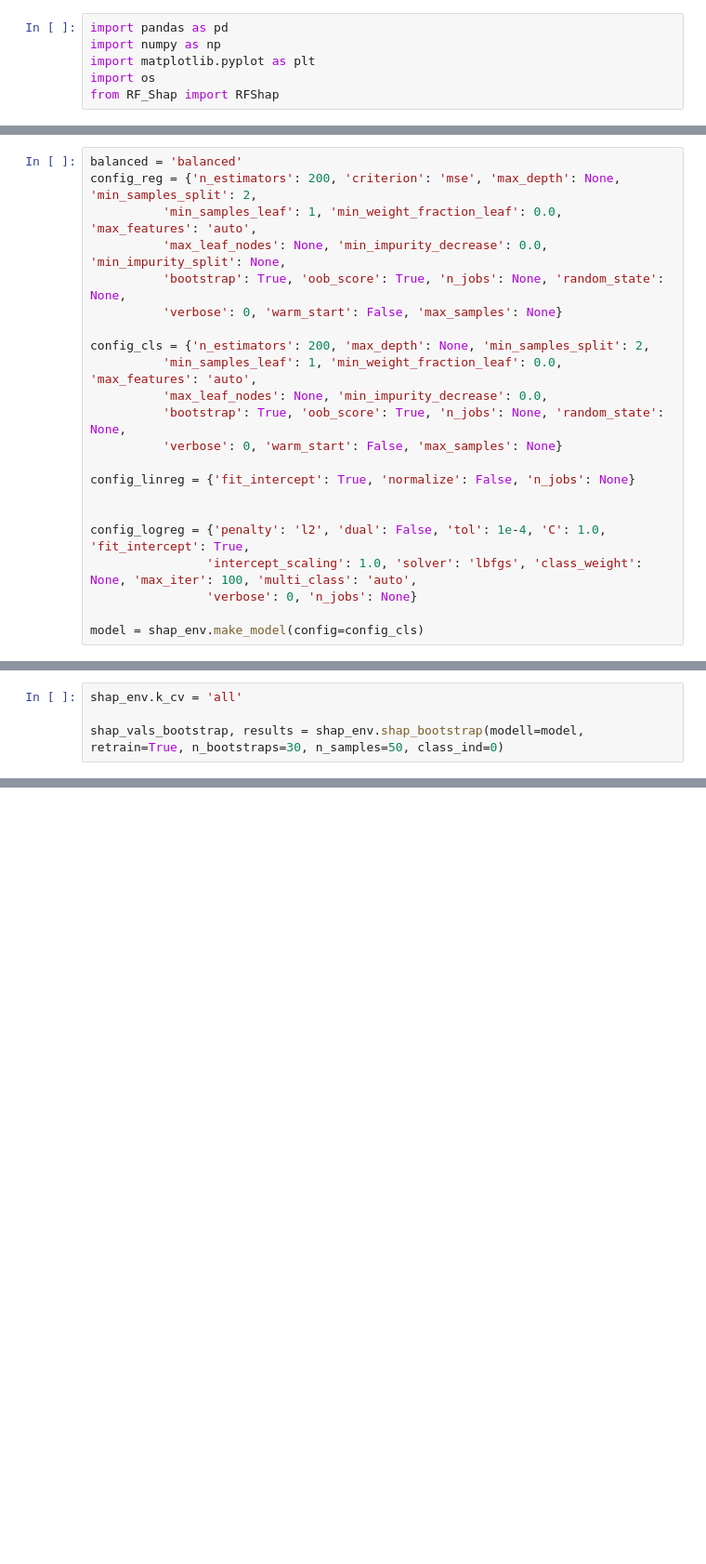
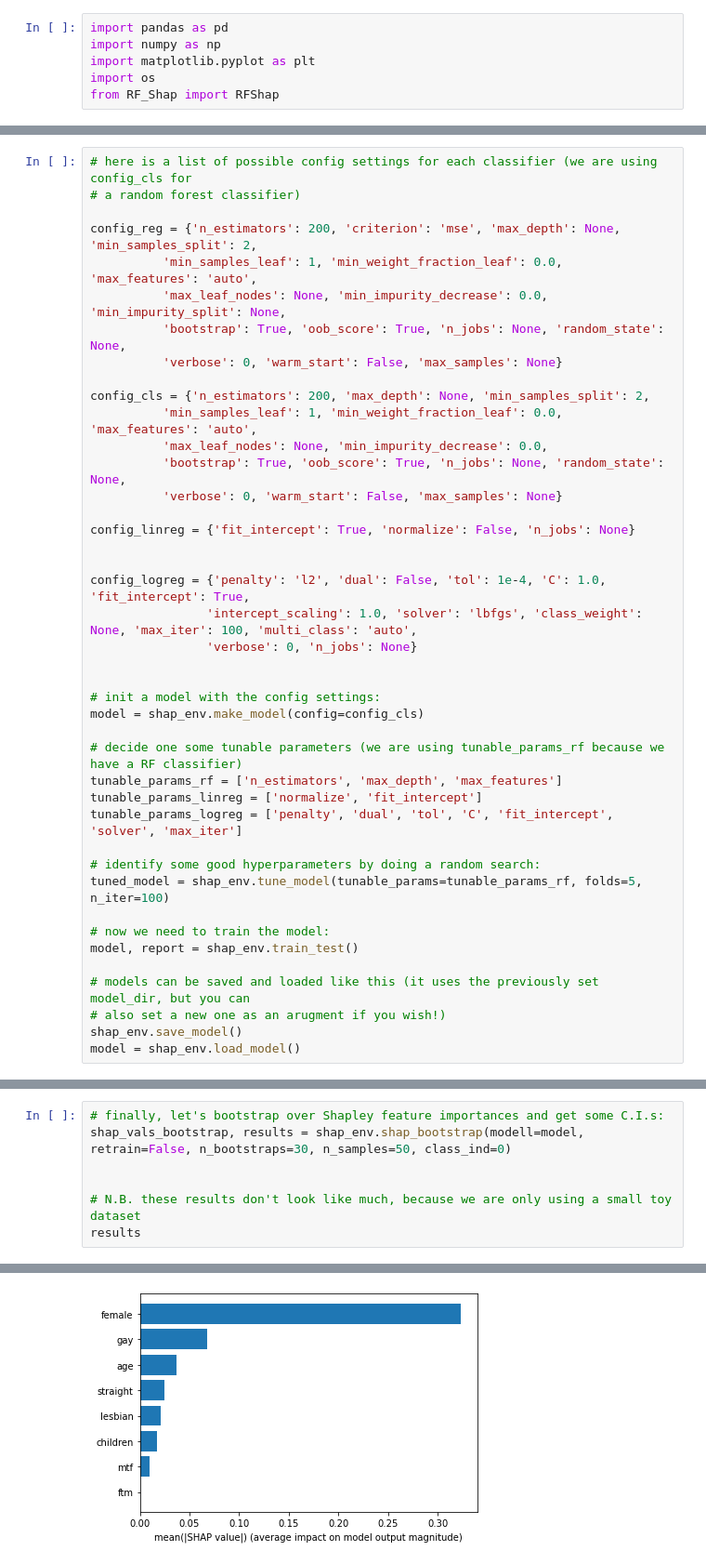
Before and after one commit to matthewvowels1/Shapley_Forest, a Jupyter notebook: shapley.ipynb, the cells around one changed output, grey strips where cells are left out. Shown at 93% size. Saved outputs shown, nothing was run; the diff lists cells and outputs as text; blank space fills up the shorter version.

```diff
--- a/shapley.ipynb
+++ b/shapley.ipynb
@@ -46,5 +37,7 @@ Preparing dataset...
 # %%
-balanced = 'balanced'
+# here is a list of possible config settings for each classifier (we are using config_cls for
+# a random forest classifier)
+
 config_reg = {'n_estimators': 200, 'criterion': 'mse', 'max_depth': None, 'min_samples_split': 2,
           'min_samples_leaf': 1, 'min_weight_fraction_leaf': 0.0, 'max_features': 'auto',
           'max_leaf_nodes': None, 'min_impurity_decrease': 0.0, 'min_impurity_split': None,
@@ -64,7 +57,25 @@ config_logreg = {'penalty': 'l2', 'dual': False, 'tol': 1e-4, 'C': 1.0, 'fit_int
                 'intercept_scaling': 1.0, 'solver': 'lbfgs', 'class_weight': None, 'max_iter': 100, 'multi_class': 'auto',
                 'verbose': 0, 'n_jobs': None}
 
+
+# init a model with the config settings:
 model = shap_env.make_model(config=config_cls)
+
+# decide one some tunable parameters (we are using tunable_params_rf because we have a RF classifier)
+tunable_params_rf = ['n_estimators', 'max_depth', 'max_features']
+tunable_params_linreg = ['normalize', 'fit_intercept']
+tunable_params_logreg = ['penalty', 'dual', 'tol', 'C', 'fit_intercept', 'solver', 'max_iter']
+
+# identify some good hyperparameters by doing a random search:
+tuned_model = shap_env.tune_model(tunable_params=tunable_params_rf, folds=5, n_iter=100)
+
+# now we need to train the model:
+model, report = shap_env.train_test()
+
+# models can be saved and loaded like this (it uses the previously set model_dir, but you can
+# also set a new one as an arugment if you wish!)
+shap_env.save_model()
+model = shap_env.load_model()
 # %% [output]
 Creating fresh model...
 Created:  BalancedRandomForestClassifier(n_estimators=200, oob_score=True)
@@ -131,4 +97,0 @@ Setting feature_perturbation = "tree_path_dependent" because no background data
-# %%
-shap_env.k_cv = 'all'
-
-shap_vals_bootstrap, results = shap_env.shap_bootstrap(modell=model, retrain=True, n_bootstraps=30, n_samples=50, class_ind=0)
@@ -174,0 +112,8 @@ results
+# %%
+# finally, let's bootstrap over Shapley feature importances and get some C.I.s:
+shap_vals_bootstrap, results = shap_env.shap_bootstrap(modell=model, retrain=False, n_bootstraps=30, n_samples=50, class_ind=0)
+
+
+# N.B. these results don't look like much, because we are only using a small toy dataset
+results
+# %% [output]
@@ -174,0 +121 @@ results
+[figure, added]
```
Also changed, not shown: parts of 16 cells of this notebook.
